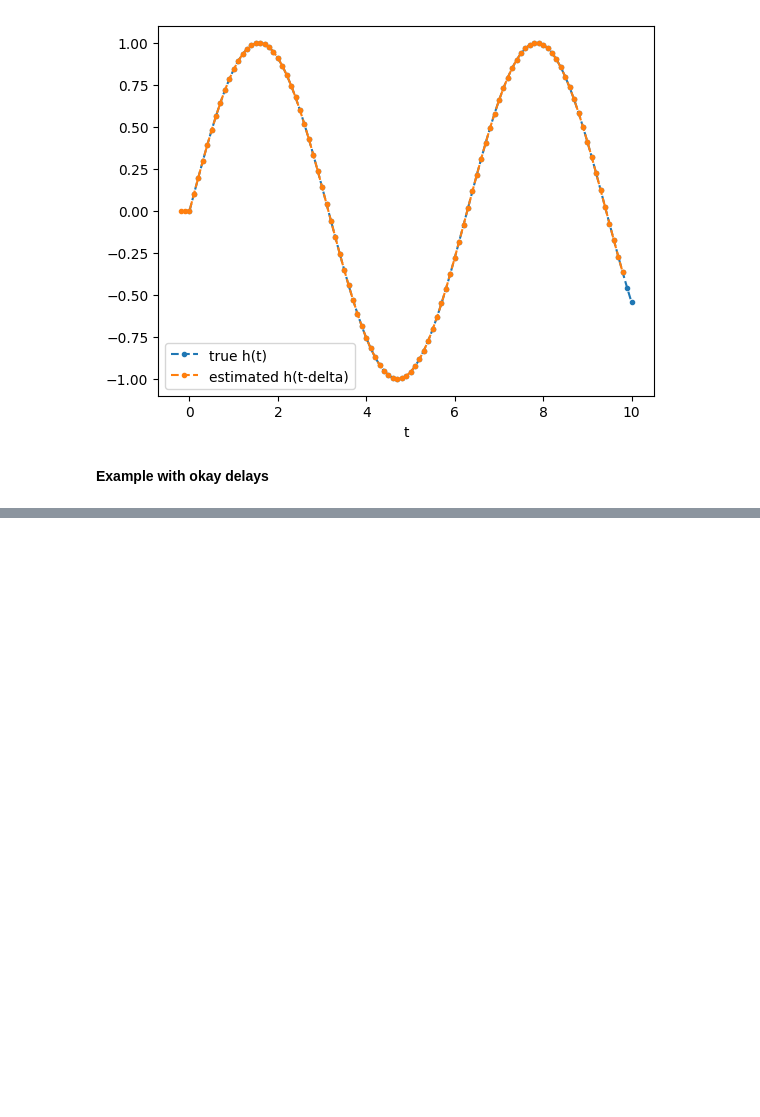
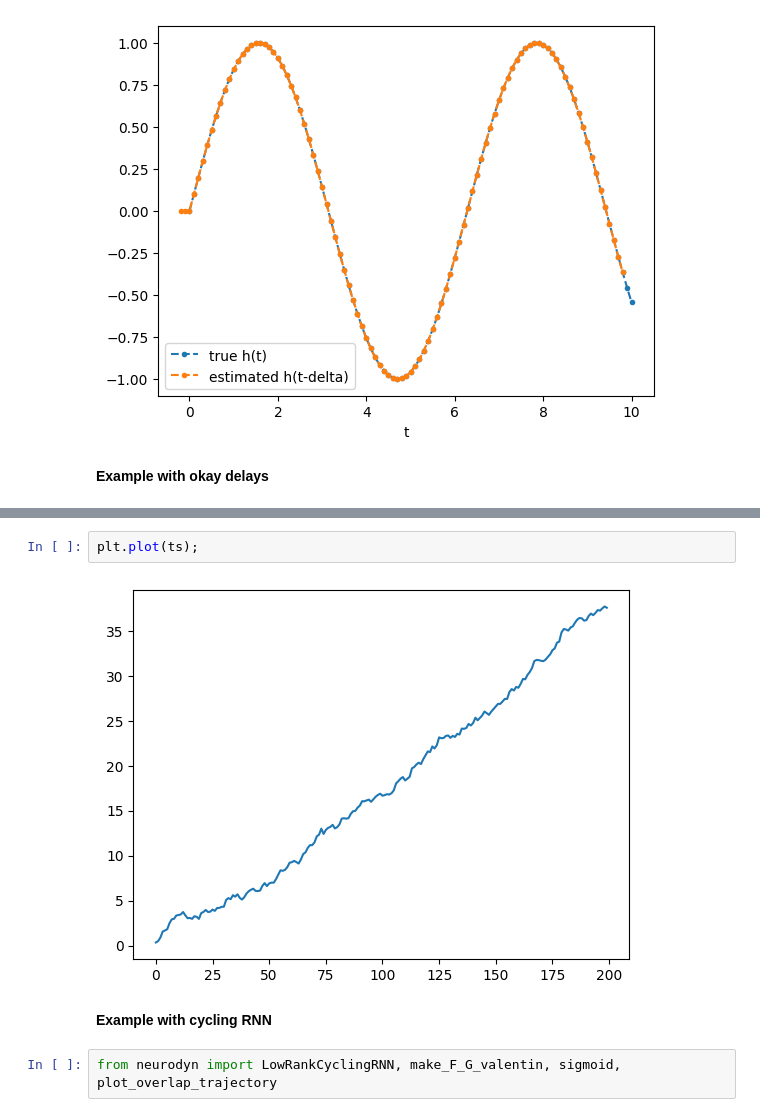
Before and after one commit to ninivert/lcnthesis, a Jupyter notebook: notebooks/lagging_demo.ipynb, the cells around one changed output, grey strips where cells are left out. Cells and saved outputs as stored; diff of their text form; blank space fills up the shorter version.

```diff
--- a/notebooks/lagging_demo.ipynb
+++ b/notebooks/lagging_demo.ipynb
@@ -61,0 +142,8 @@ plt.show()
+# %%
+plt.plot(ts);
+# %% [output]
+[figure, added]
+# %% [markdown]
+**Example with cycling RNN**
+# %%
+from neurodyn import LowRankCyclingRNN, make_F_G_valentin, sigmoid, plot_overlap_trajectory
```
Also changed, not shown: parts of 10 cells of this notebook, 3 other files.
